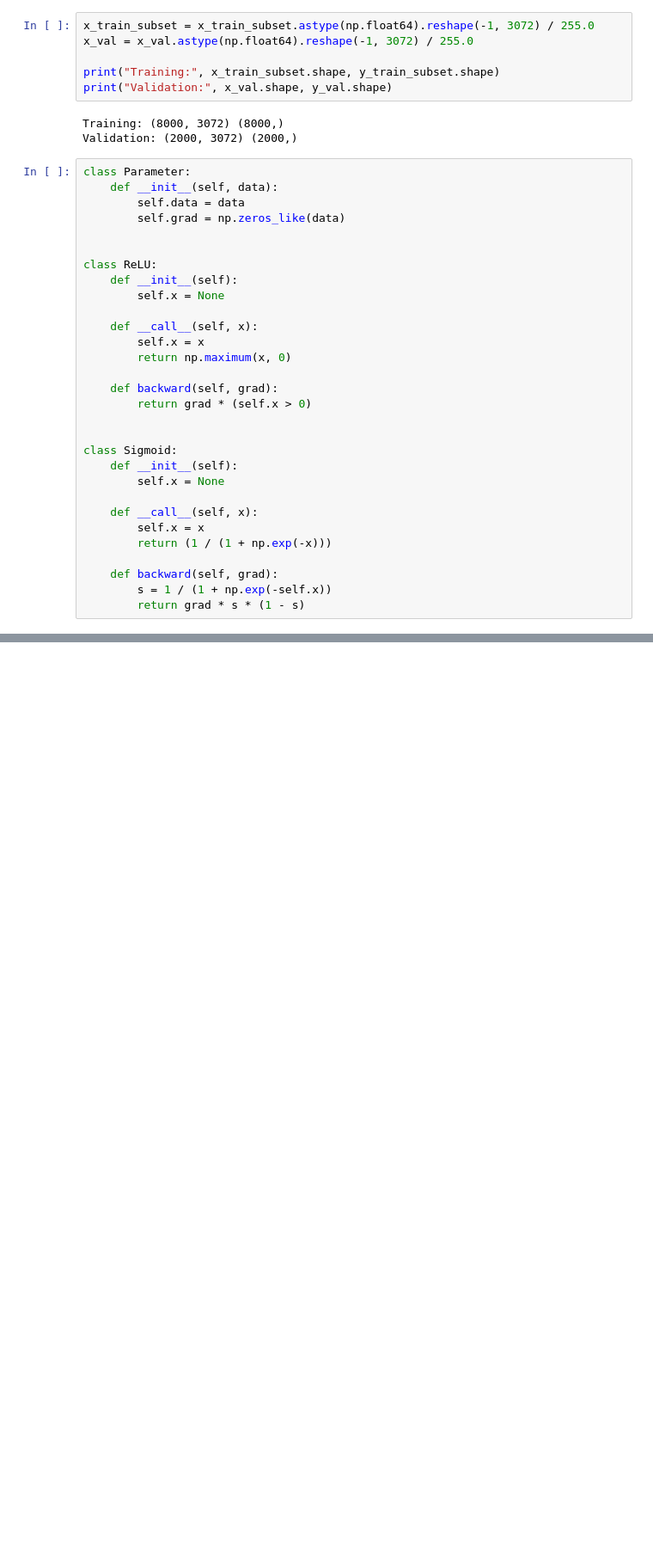
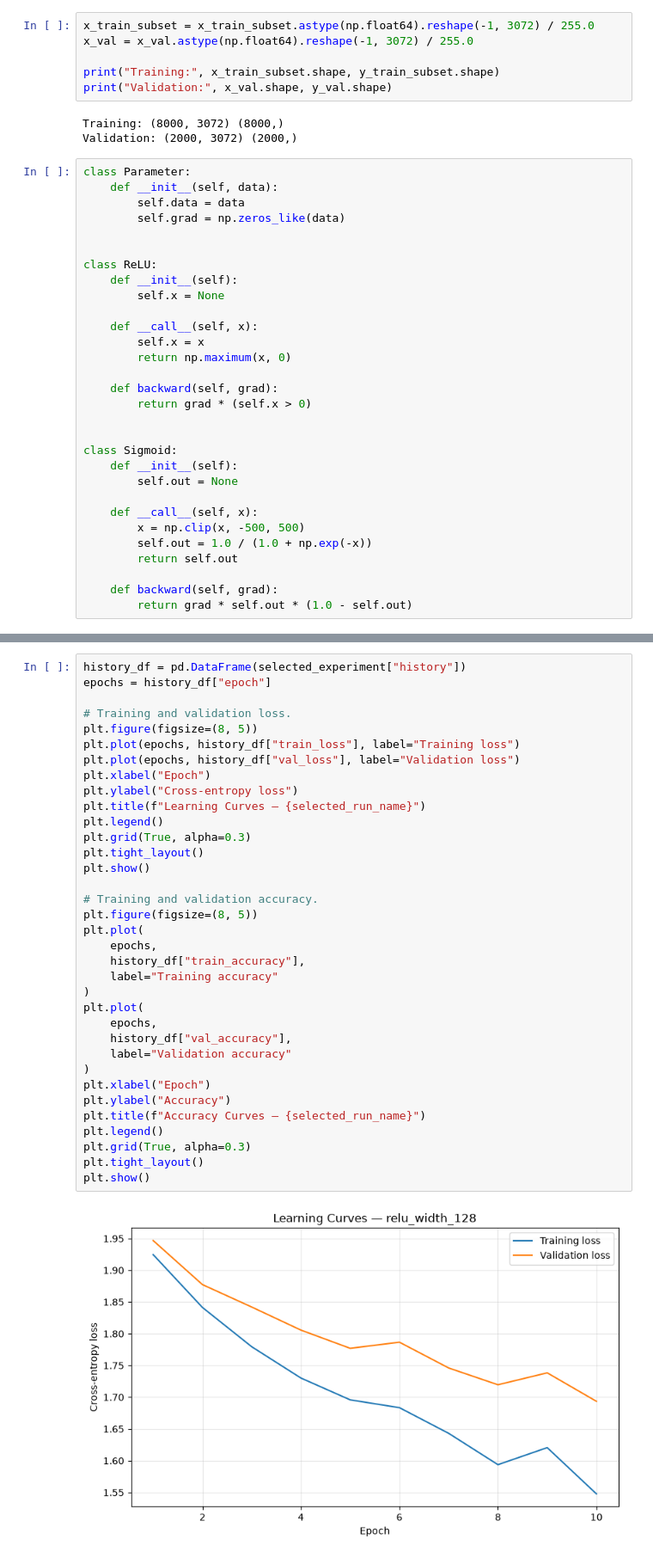
Before and after one commit to Enthusiast101/APR, a Jupyter notebook: NeuralNetwork/neuralnet.ipynb, the cells around one changed output, grey strips where cells are left out. Shown at 86% size. Drawn from its saved outputs; the diff is of its cells as text; blank space fills up the shorter version.

```diff
--- a/NeuralNetwork/neuralnet.ipynb
+++ b/NeuralNetwork/neuralnet.ipynb
@@ -63,12 +102,12 @@ class ReLU:
 
 class Sigmoid:
     def __init__(self):
-        self.x = None
+        self.out = None
 
     def __call__(self, x):
-        self.x = x
-        return (1 / (1 + np.exp(-x)))
+        x = np.clip(x, -500, 500)
+        self.out = 1.0 / (1.0 + np.exp(-x))
+        return self.out
 
     def backward(self, grad):
-        s = 1 / (1 + np.exp(-self.x))
-        return grad * s * (1 - s)
+        return grad * self.out * (1.0 - self.out)
@@ -174,0 +1002,37 @@ print(l1(x).shape)
+# %%
+history_df = pd.DataFrame(selected_experiment["history"])
+epochs = history_df["epoch"]
+
+# Training and validation loss.
+plt.figure(figsize=(8, 5))
+plt.plot(epochs, history_df["train_loss"], label="Training loss")
+plt.plot(epochs, history_df["val_loss"], label="Validation loss")
+plt.xlabel("Epoch")
+plt.ylabel("Cross-entropy loss")
+plt.title(f"Learning Curves — {selected_run_name}")
+plt.legend()
+plt.grid(True, alpha=0.3)
+plt.tight_layout()
+plt.show()
+
+# Training and validation accuracy.
+plt.figure(figsize=(8, 5))
+plt.plot(
+    epochs,
+    history_df["train_accuracy"],
+    label="Training accuracy"
+)
+plt.plot(
+    epochs,
+    history_df["val_accuracy"],
+    label="Validation accuracy"
+)
+plt.xlabel("Epoch")
+plt.ylabel("Accuracy")
+plt.title(f"Accuracy Curves — {selected_run_name}")
+plt.legend()
+plt.grid(True, alpha=0.3)
+plt.tight_layout()
+plt.show()
+# %% [output]
+[figure, added]
```
Also changed, not shown: parts of 34 cells of this notebook.
